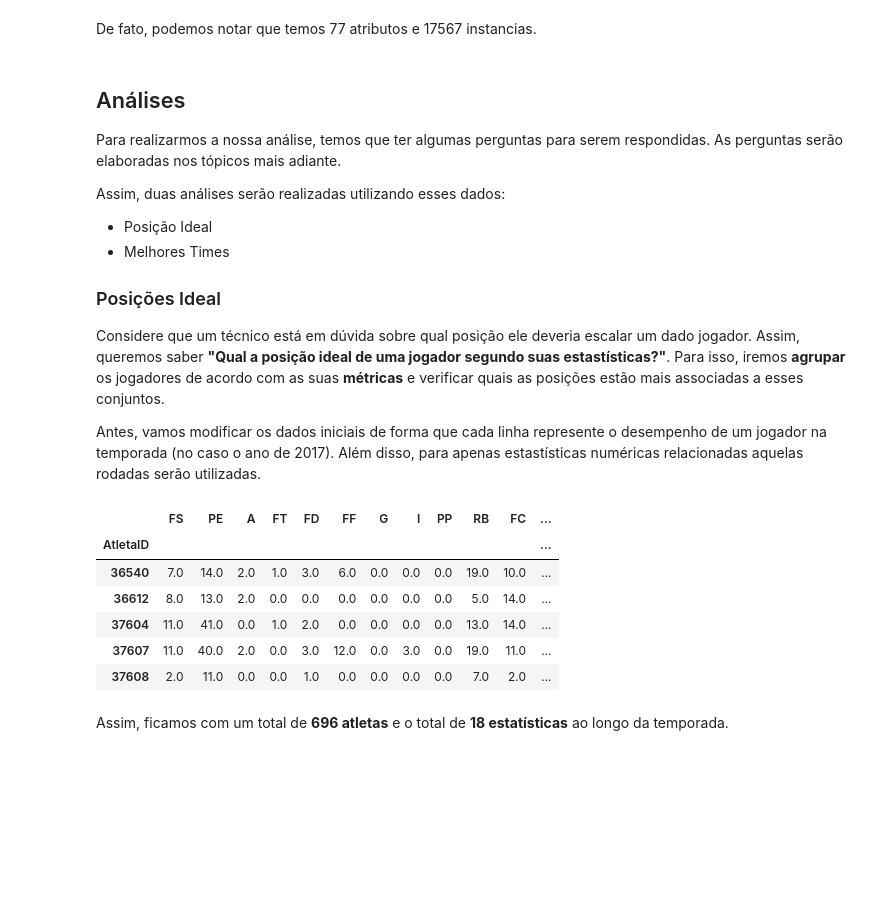
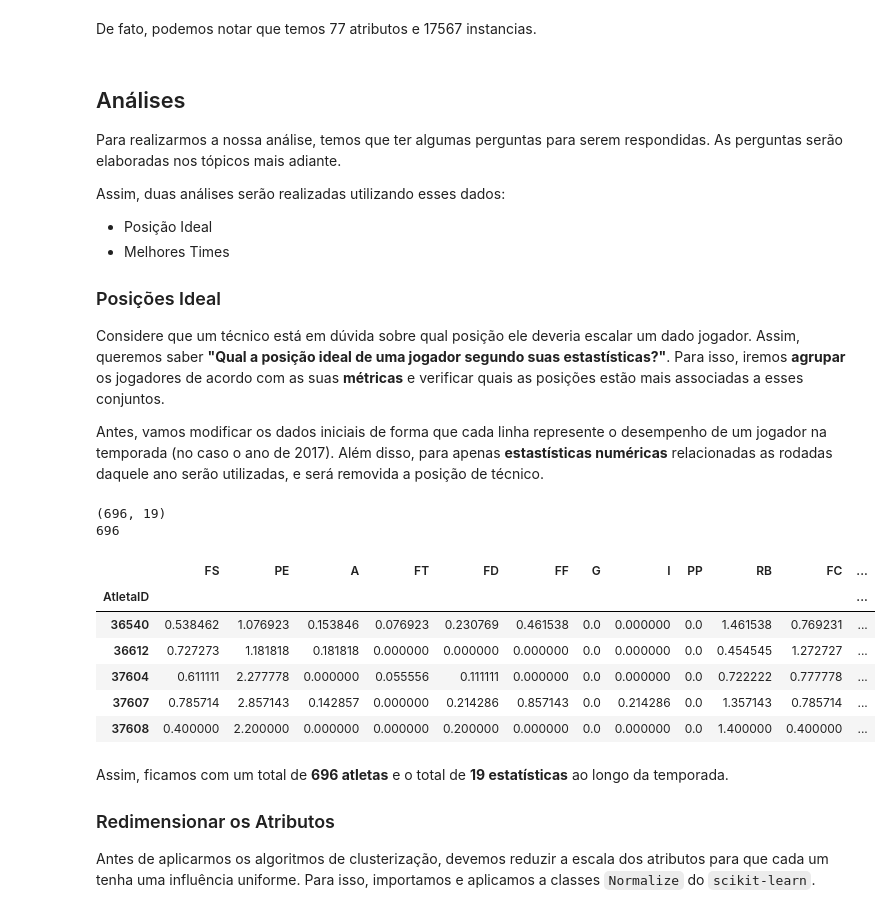
Before and after one commit to Fernandohf/caRtola, a Jupyter notebook: Clustering.ipynb, the cells around one changed output. Saved outputs shown, nothing was run; the diff lists cells and outputs as text; code cells hidden in the pictures; blank space fills up the shorter version.

```diff
--- a/Clustering.ipynb
+++ b/Clustering.ipynb
@@ -65,22 +65,35 @@ Assim, duas análises serão realizadas utilizando esses dados:
 
 Considere que um técnico está em dúvida sobre qual posição ele deveria escalar um dado jogador. Assim, queremos saber **"Qual a posição ideal de uma jogador segundo suas estastísticas?"**. Para isso, iremos **agrupar** os jogadores de acordo com as suas **métricas** e verificar quais as posições estão mais associadas a esses conjuntos.
 
-Antes, vamos modificar os dados iniciais de forma que cada linha represente o desempenho de um jogador na temporada (no caso o ano de 2017). Além disso, para apenas estastísticas numéricas relacionadas aquelas rodadas serão utilizadas.
+Antes, vamos modificar os dados iniciais de forma que cada linha represente o desempenho de um jogador na temporada (no caso o ano de 2017). Além disso, para apenas **estastísticas numéricas** relacionadas as rodadas daquele ano serão utilizadas, e será removida a posição de técnico.
 # %%
-# Filter 2017 season
-data_2017 = data[data['ano']==2017]
+# Filter 2017 season and Remove 'tec' from columns 'Posicao'
+data_2017 = data[(data['ano'] == 2017) & (data['Posicao'] != 'tec')]
+
+# Non Numeric statistic columns
+columns = ['AtletaID','FS', 'PE', 'A', 'FT', 'FD', 'FF', 'G', 'I', 'PP', 'RB', 'FC', 'GC', 'CA', 'CV', 'SG', 'DD', 'DP', 'GS', 'Preco']
+
+# Actual Position
+data_positions = data_2017.groupby(by=['AtletaID']).max()['Posicao']
 
 # Filters numeric values in the season
-columns = ['AtletaID','FS', 'PE', 'A', 'FT', 'FD', 'FF', 'G', 'I', 'PP', 'RB', 'FC', 'GC', 'CA', 'CV', 'SG', 'DD', 'DP', 'GS']
-data_2017_players = data_2017[columns].groupby(by=['AtletaID']).sum()
+data_2017_players = data_2017[columns].groupby(by=['AtletaID']).mean()
+
+print(data_2017_players.shape)
+print(len(data_positions))
 data_2017_players.head()
 # %% [output]
+(696, 19)
+696
 |  | FS | PE | A | FT | FD | FF | G | I | PP | RB | FC | ... |
 | AtletaID |  |  |  |  |  |  |  |  |  |  |  | ... |
-| 36540 | 7.0 | 14.0 | 2.0 | 1.0 | 3.0 | 6.0 | 0.0 | 0.0 | 0.0 | 19.0 | 10.0 | ... |
-| 36612 | 8.0 | 13.0 | 2.0 | 0.0 | 0.0 | 0.0 | 0.0 | 0.0 | 0.0 | 5.0 | 14.0 | ... |
-| 37604 | 11.0 | 41.0 | 0.0 | 1.0 | 2.0 | 0.0 | 0.0 | 0.0 | 0.0 | 13.0 | 14.0 | ... |
-| 37607 | 11.0 | 40.0 | 2.0 | 0.0 | 3.0 | 12.0 | 0.0 | 3.0 | 0.0 | 19.0 | 11.0 | ... |
-| 37608 | 2.0 | 11.0 | 0.0 | 0.0 | 1.0 | 0.0 | 0.0 | 0.0 | 0.0 | 7.0 | 2.0 | ... |
+| 36540 | 0.538462 | 1.076923 | 0.153846 | 0.076923 | 0.230769 | 0.461538 | 0.0 | 0.000000 | 0.0 | 1.461538 | 0.769231 | ... |
+| 36612 | 0.727273 | 1.181818 | 0.181818 | 0.000000 | 0.000000 | 0.000000 | 0.0 | 0.000000 | 0.0 | 0.454545 | 1.272727 | ... |
+| 37604 | 0.611111 | 2.277778 | 0.000000 | 0.055556 | 0.111111 | 0.000000 | 0.0 | 0.000000 | 0.0 | 0.722222 | 0.777778 | ... |
+| 37607 | 0.785714 | 2.857143 | 0.142857 | 0.000000 | 0.214286 | 0.857143 | 0.0 | 0.214286 | 0.0 | 1.357143 | 0.785714 | ... |
+| 37608 | 0.400000 | 2.200000 | 0.000000 | 0.000000 | 0.200000 | 0.000000 | 0.0 | 0.000000 | 0.0 | 1.400000 | 0.400000 | ... |
 # %% [markdown]
-Assim, ficamos com um total de **696 atletas** e o total de **18 estatísticas** ao longo da temporada.
+Assim, ficamos com um total de **696 atletas** e o total de **19 estatísticas** ao longo da temporada.
+
+### Redimensionar os Atributos
+Antes de aplicarmos os algoritmos de clusterização, devemos reduzir a escala dos atributos para que cada um tenha uma influência uniforme. Para isso, importamos e aplicamos a classes `Normalize` do `scikit-learn`.
```
Also changed, not shown: parts of 13 cells of this notebook, 22 other files.
